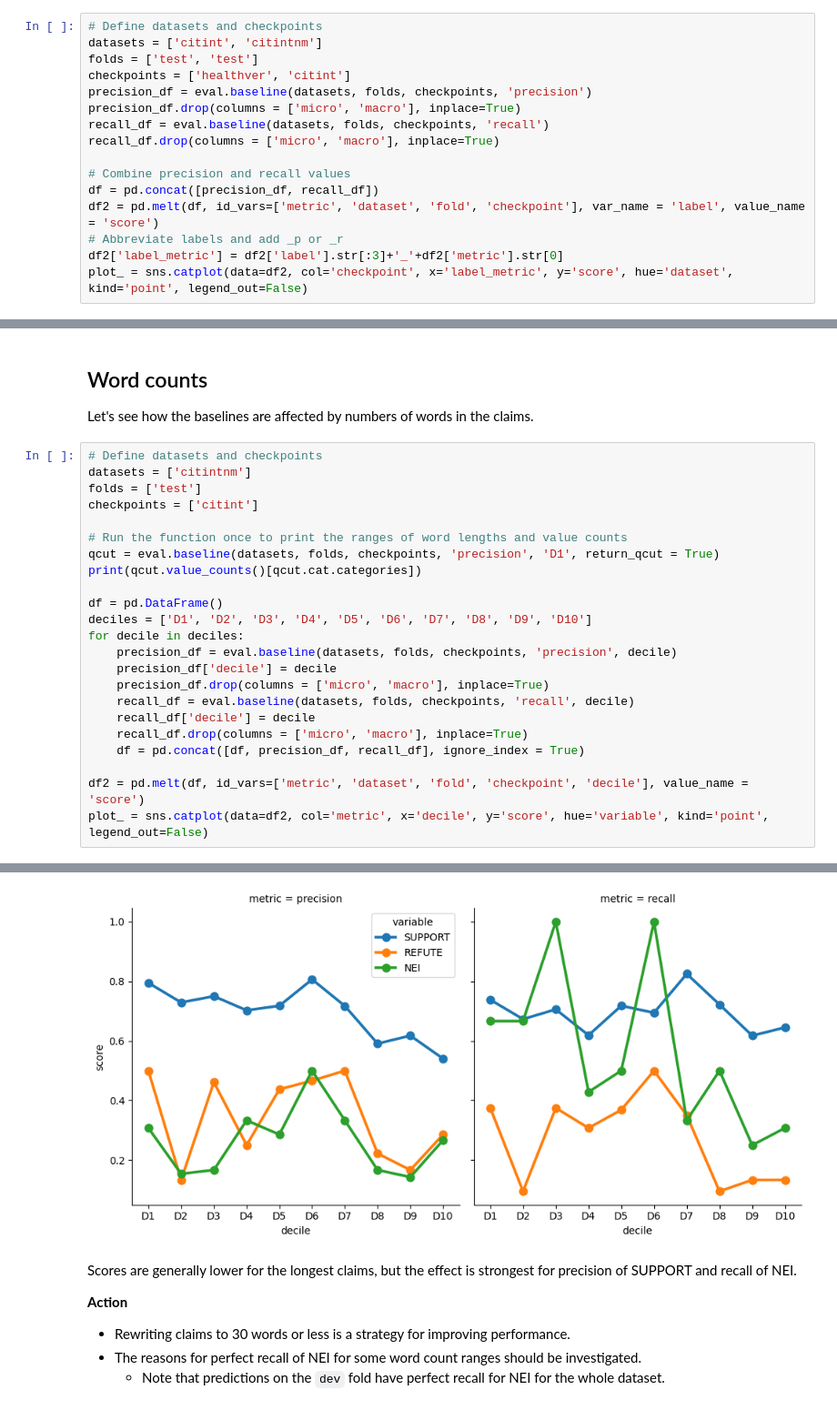
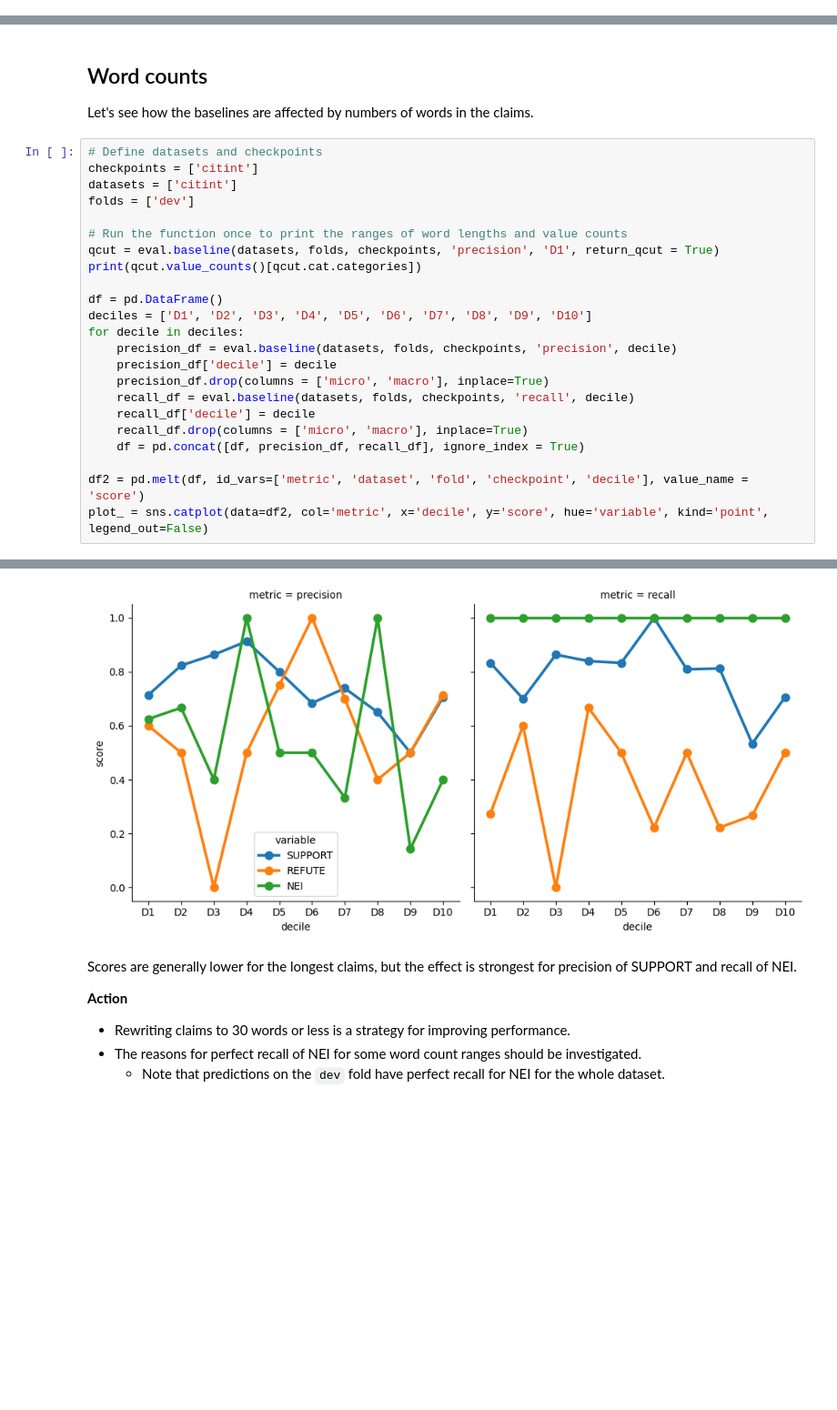
Before and after one commit to jedick/MLE-capstone-project, a Jupyter notebook: doc/07_Baselines.ipynb, the cells around one changed output, grey strips where cells are left out. Shown: that part at 91% size. Cells and saved outputs as stored; diff of their text form; blank space fills up the shorter version.

Commit message:
Clean up unused datasets and predictions

```diff
--- a/doc/07_Baselines.ipynb
+++ b/doc/07_Baselines.ipynb
@@ -87,16 +79,0 @@ The x-axis represents `p`recision and `r`ecall for each of the labels.
-# %%
-# Define datasets and checkpoints
-datasets = ['citint', 'citintnm']
-folds = ['test', 'test']
-checkpoints = ['healthver', 'citint']
-precision_df = eval.baseline(datasets, folds, checkpoints, 'precision')
-precision_df.drop(columns = ['micro', 'macro'], inplace=True)
-recall_df = eval.baseline(datasets, folds, checkpoints, 'recall')
-recall_df.drop(columns = ['micro', 'macro'], inplace=True)
-
-# Combine precision and recall values
-df = pd.concat([precision_df, recall_df])
-df2 = pd.melt(df, id_vars=['metric', 'dataset', 'fold', 'checkpoint'], var_name = 'label', value_name = 'score')
-# Abbreviate labels and add _p or _r
-df2['label_metric'] = df2['label'].str[:3]+'_'+df2['metric'].str[0]
-plot_ = sns.catplot(data=df2, col='checkpoint', x='label_metric', y='score', hue='dataset', kind='point', legend_out=False)
@@ -110,9 +83,9 @@ Most of the differences are fairly small, but removing the citation markers resu
 Let's see how the baselines are affected by numbers of words in the claims.
 # %%
 # Define datasets and checkpoints
-datasets = ['citintnm']
-folds = ['test']
 checkpoints = ['citint']
+datasets = ['citint']
+folds = ['dev']
 
 # Run the function once to print the ranges of word lengths and value counts
 qcut = eval.baseline(datasets, folds, checkpoints, 'precision', 'D1', return_qcut = True)
@@ -145,5 +118,5 @@ plot_ = sns.catplot(data=df2, col='metric', x='decile', y='score', hue='variable
 Name: count, dtype: int64
-[figure, old version]
+[figure, new version]
 # %% [markdown]
 Scores are generally lower for the longest claims, but the effect is strongest for precision of SUPPORT and recall of NEI.
 
```
Also changed, not shown: parts of 5 cells of this notebook, 58 other files.
